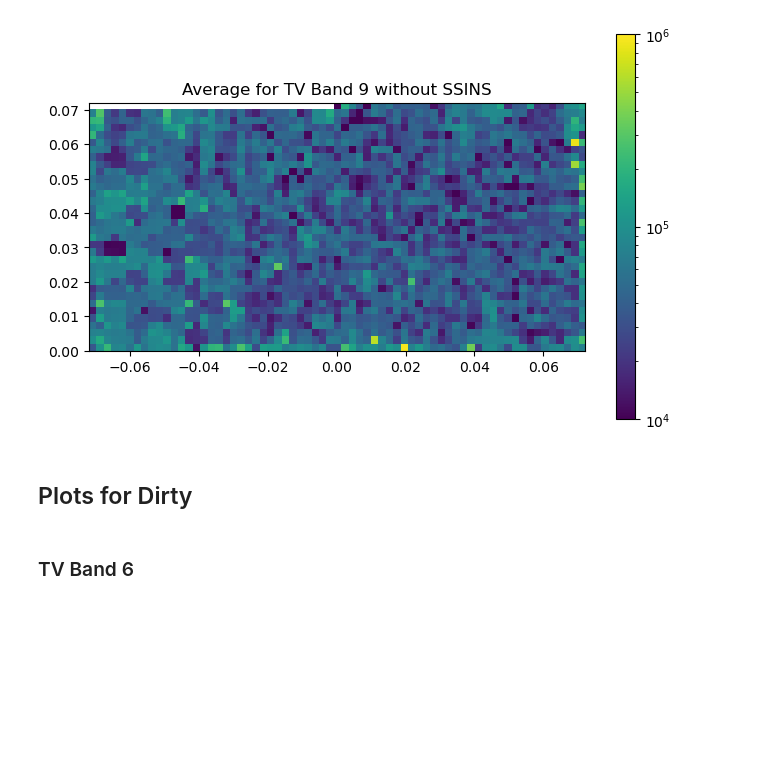
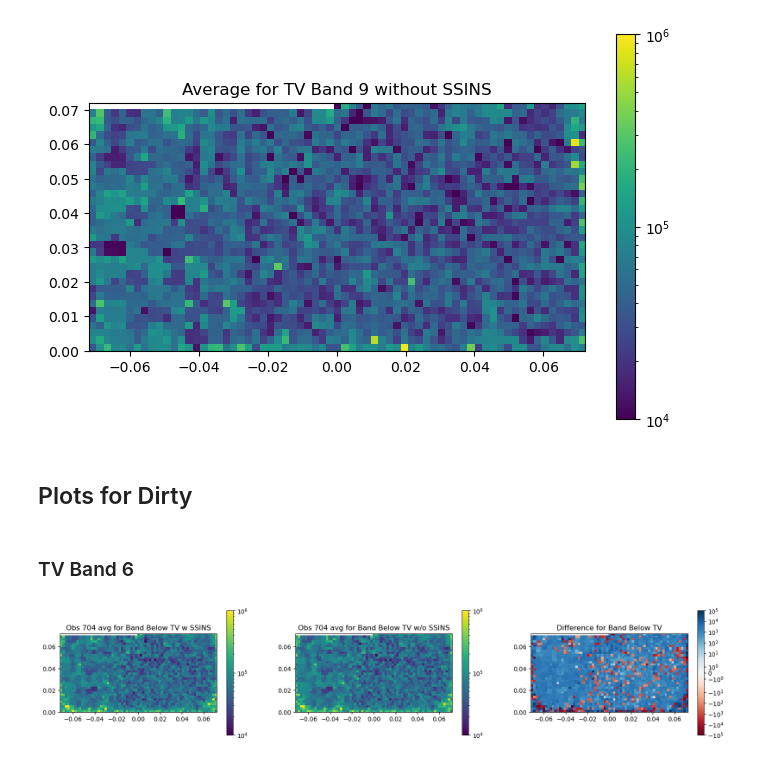
Before and after one commit to cvzamora/mwa_decontamination, a Jupyter notebook: MWA_Decontamination.ipynb, the cells around one changed output. Saved outputs shown, nothing was run; the diff lists cells and outputs as text; code cells hidden in the pictures; blank space fills up the shorter version.

```diff
--- a/MWA_Decontamination.ipynb
+++ b/MWA_Decontamination.ipynb
@@ -257,4 +263,9 @@ def plot_both_704TV(s, x, y):
-# %% [markdown]
-## Plots for Dirty
-# %% [markdown]
-### TV Band 6
+# %% [markdown]
+## Plots for Dirty
+# %% [markdown]
+### TV Band 6
+# %%
+#XX
+plot_both_704TV(0, 0, 150)
+# %% [output]
+[figure, added]
```
Also changed, not shown: parts of 48 cells of this notebook.
